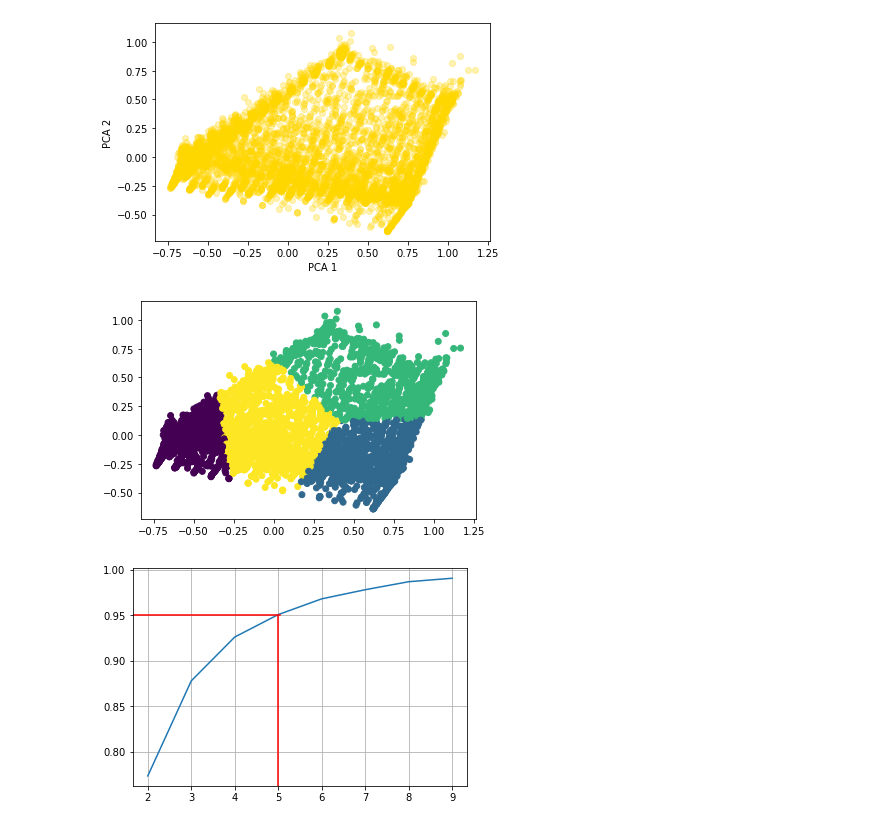
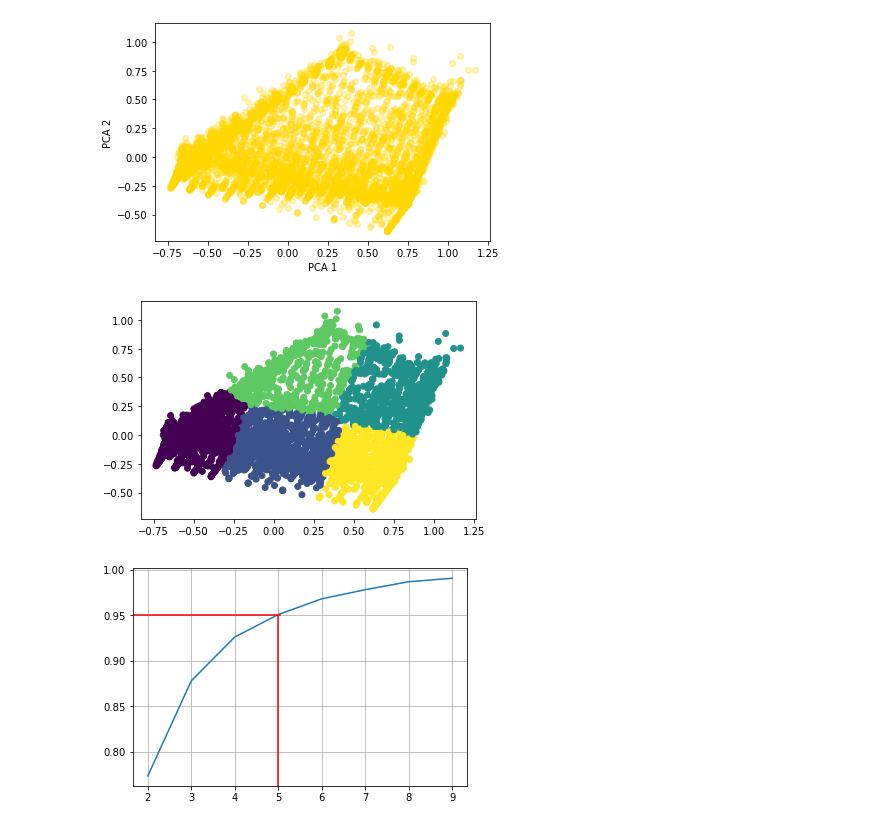
Before and after one commit to xwu0223/MBAN-6400-Project, a Jupyter notebook: MBAN6400_Project_B.ipynb, the cells around one changed output. Drawn from its saved outputs; the diff is of its cells as text; code cells hidden in the pictures.

```diff
--- a/MBAN6400_Project_B.ipynb
+++ b/MBAN6400_Project_B.ipynb
@@ -105,14 +105,14 @@ plt.show()
 [figure]
 # %%
 # fitting KMeans
-optimum_num_clusters = 4
+optimum_num_clusters = 5
 model = KMeans(n_clusters=optimum_num_clusters)
 model.fit(PCA_components.iloc[:,:2])
 labels = model.predict(PCA_components.iloc[:,:2])
 plt.scatter(PCA_components[0], PCA_components[1], c=labels)
 plt.show()
 # %% [output]
-[figure, old version]
+[figure, new version]
 # %%
 # PCA n components
 explained = []
```
Also changed, not shown: parts of 5 cells of this notebook, 3 other files.
